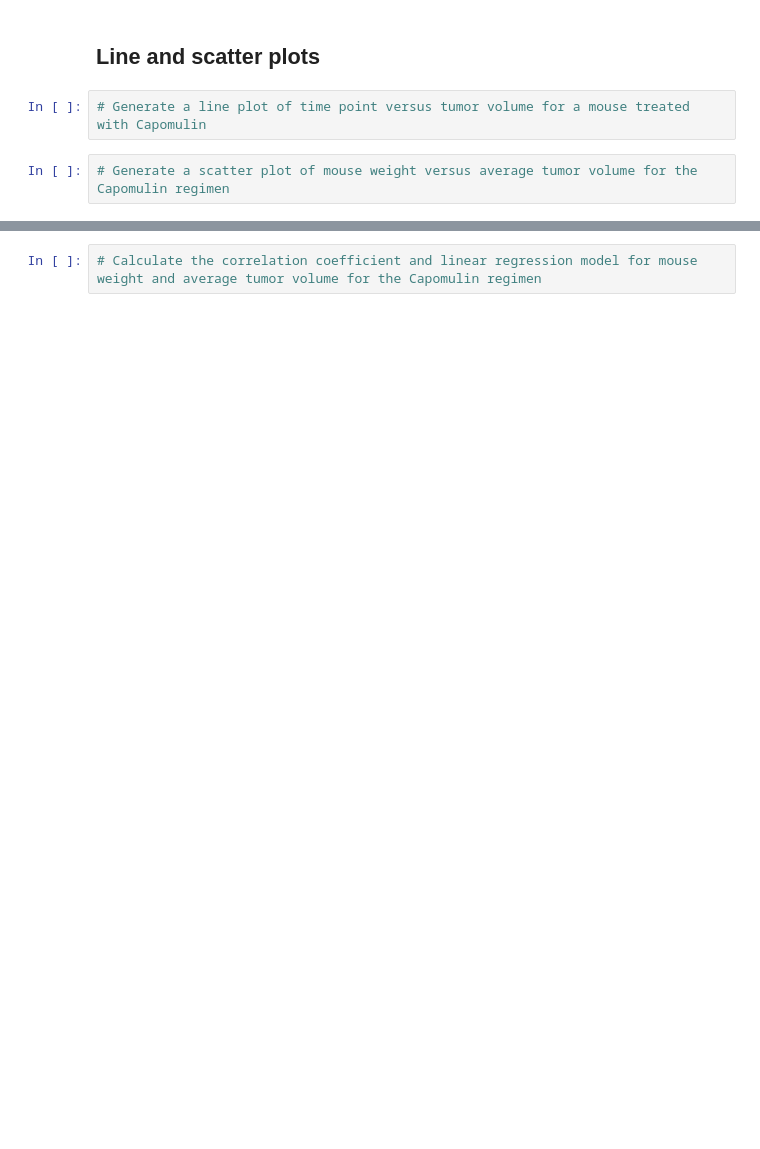
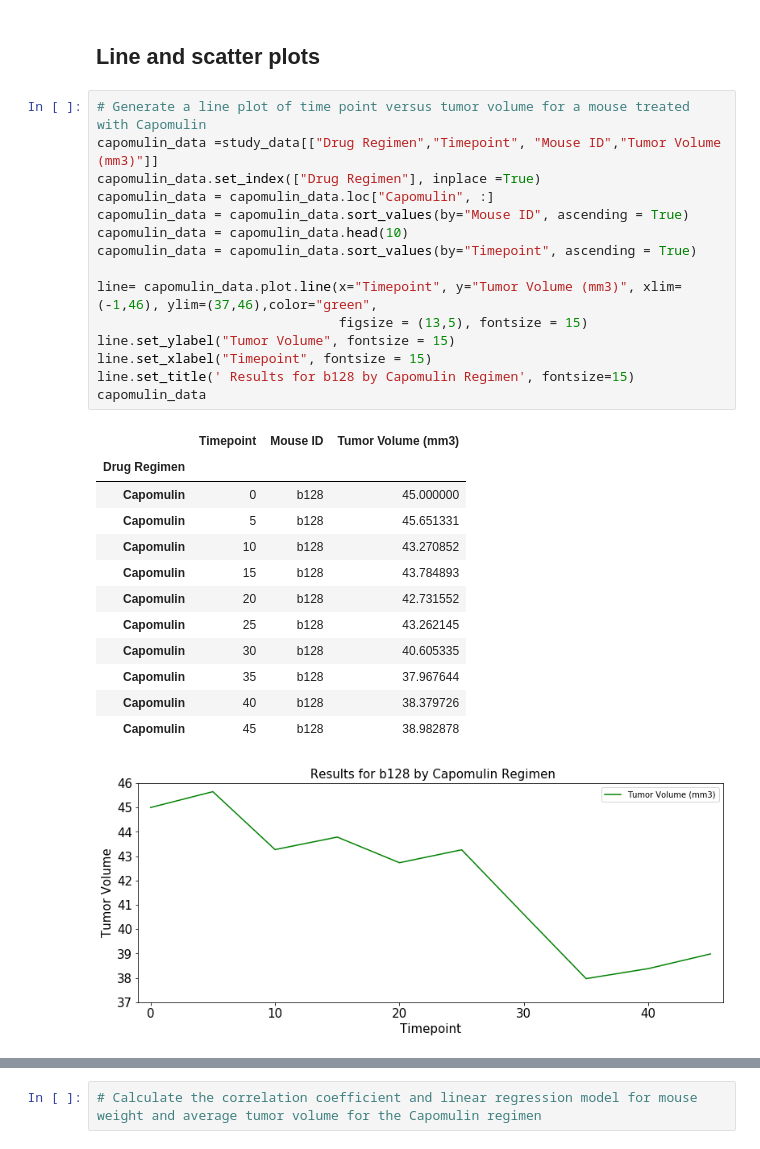
Before and after one commit to Mirgadir/Matplotlib-Challenge, a Jupyter notebook: Pymaceuticals/pymaceuticals_starter.ipynb, the cells around one changed output, grey strips where cells are left out. Drawn from its saved outputs; the diff is of its cells as text; blank space fills up the shorter version.

```diff
--- a/Pymaceuticals/pymaceuticals_starter.ipynb
+++ b/Pymaceuticals/pymaceuticals_starter.ipynb
@@ -182,6 +250,31 @@ KeyError: 'Mouse ID'
 # %% [markdown]
 ## Line and scatter plots
-# %%
-# Generate a line plot of time point versus tumor volume for a mouse treated with Capomulin
-# %%
-# Generate a scatter plot of mouse weight versus average tumor volume for the Capomulin regimen
+# %%
+# Generate a line plot of time point versus tumor volume for a mouse treated with Capomulin
+capomulin_data =study_data[["Drug Regimen","Timepoint", "Mouse ID","Tumor Volume (mm3)"]]
+capomulin_data.set_index(["Drug Regimen"], inplace =True)
+capomulin_data = capomulin_data.loc["Capomulin", :]
+capomulin_data = capomulin_data.sort_values(by="Mouse ID", ascending = True)
+capomulin_data = capomulin_data.head(10)
+capomulin_data = capomulin_data.sort_values(by="Timepoint", ascending = True)
+
+line= capomulin_data.plot.line(x="Timepoint", y="Tumor Volume (mm3)", xlim=(-1,46), ylim=(37,46),color="green",
+                               figsize = (13,5), fontsize = 15)
+line.set_ylabel("Tumor Volume", fontsize = 15)
+line.set_xlabel("Timepoint", fontsize = 15)
+line.set_title(' Results for b128 by Capomulin Regimen', fontsize=15)
+capomulin_data
+# %% [output]
+|  | Timepoint | Mouse ID | Tumor Volume (mm3) |
+| Drug Regimen |  |  |  |
+| Capomulin | 0 | b128 | 45.000000 |
+| Capomulin | 5 | b128 | 45.651331 |
+| Capomulin | 10 | b128 | 43.270852 |
+| Capomulin | 15 | b128 | 43.784893 |
+| Capomulin | 20 | b128 | 42.731552 |
+| Capomulin | 25 | b128 | 43.262145 |
+| Capomulin | 30 | b128 | 40.605335 |
+| Capomulin | 35 | b128 | 37.967644 |
+| Capomulin | 40 | b128 | 38.379726 |
+| Capomulin | 45 | b128 | 38.982878 |
+[figure, added]
```
Also changed, not shown: parts of 10 cells of this notebook.
